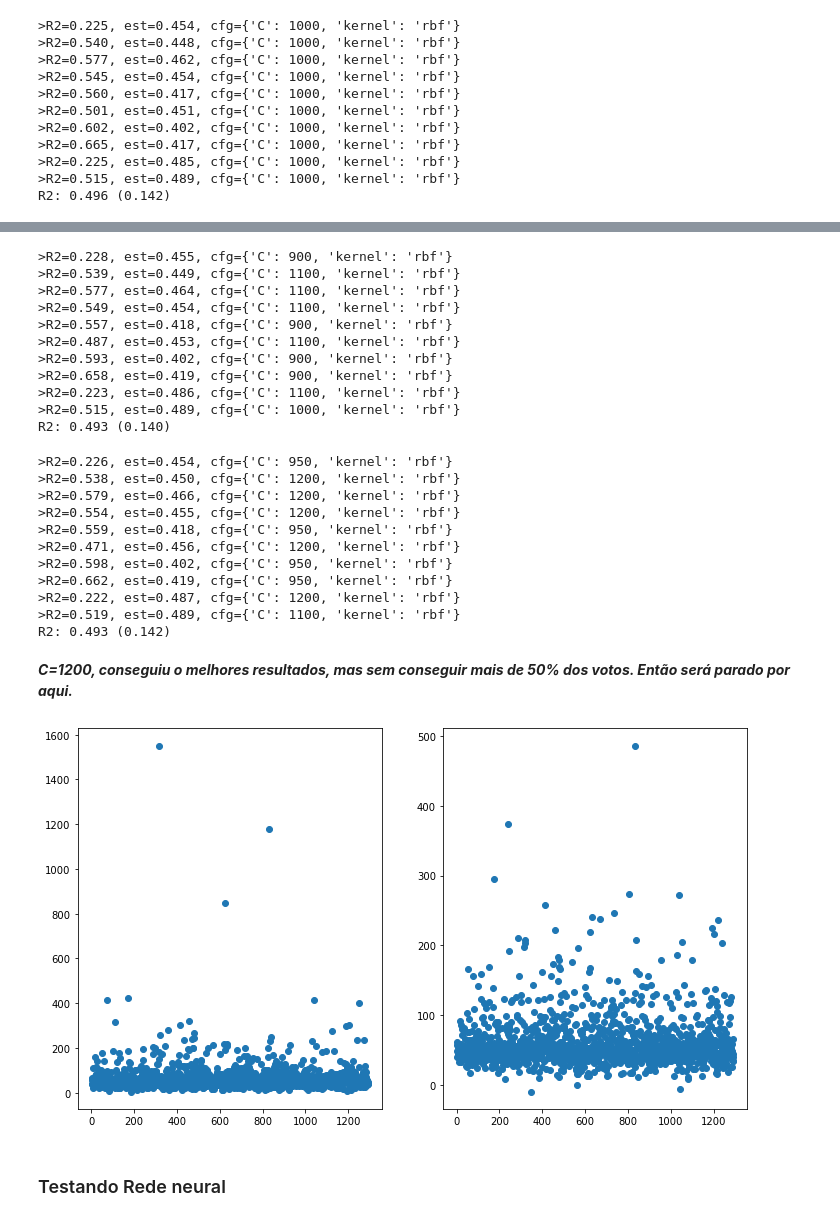
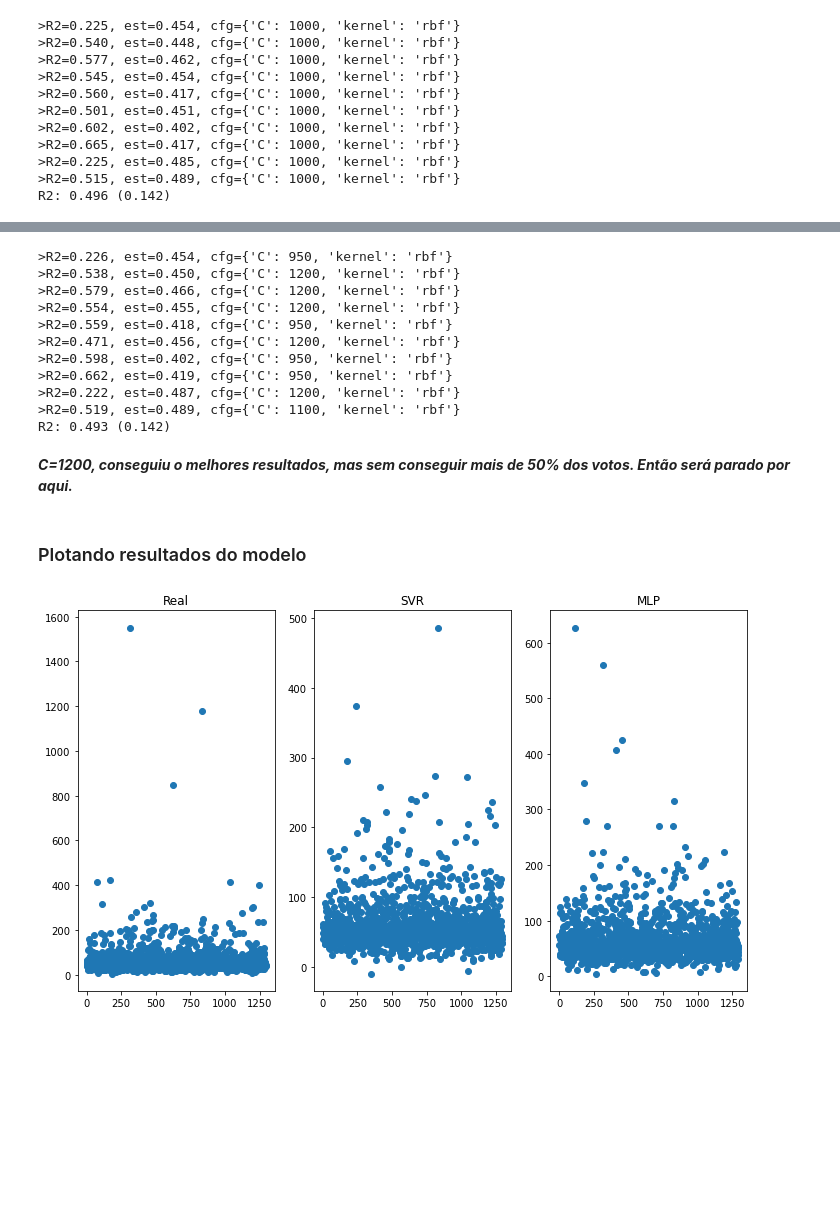
Before and after one commit to CaioViktor/Curso_Ciencias_de_Dados, a Jupyter notebook: trabalho/trab3/experiments_models.ipynb, the cells around one changed output, grey strips where cells are left out. Drawn from its saved outputs; the diff is of its cells as text; code cells hidden in the pictures; blank space fills up the shorter version.

Commit message:
testando ensembles

```diff
--- a/trabalho/trab3/experiments_models.ipynb
+++ b/trabalho/trab3/experiments_models.ipynb
@@ -748,11 +757,12 @@ R2: 0.494 (0.139)
 # %%
 outer_results = []
+y_ = y.to_numpy()
 for train_ix, test_ix in cv_outer.split(X):
     # split data
     X_train, X_test = X_scaled[train_ix, :], X_scaled[test_ix, :]
-    y_train, y_test = y[train_ix], y[test_ix]
+    y_train, y_test = y_[train_ix], y_[test_ix]
     model = SVR()
-    space = {'kernel':['rbf'],'C':[900,1000,1100]}
+    space = {'kernel':['rbf'],'C':[950,1200,1100]}
     search = GridSearchCV(model, space, scoring='r2', cv=cv_inner, refit=True)
     # execute search
     result = search.fit(X_train, y_train)
@@ -768,50 +778,16 @@ for train_ix, test_ix in cv_outer.split(X):
 # summarize the estimated performance of the model
 print('R2: %.3f (%.3f)' % (mean(outer_results), std(outer_results)))
 # %% [output]
->R2=0.228, est=0.455, cfg={'C': 900, 'kernel': 'rbf'}
->R2=0.539, est=0.449, cfg={'C': 1100, 'kernel': 'rbf'}
->R2=0.577, est=0.464, cfg={'C': 1100, 'kernel': 'rbf'}
->R2=0.549, est=0.454, cfg={'C': 1100, 'kernel': 'rbf'}
->R2=0.557, est=0.418, cfg={'C': 900, 'kernel': 'rbf'}
->R2=0.487, est=0.453, cfg={'C': 1100, 'kernel': 'rbf'}
->R2=0.593, est=0.402, cfg={'C': 900, 'kernel': 'rbf'}
->R2=0.658, est=0.419, cfg={'C': 900, 'kernel': 'rbf'}
->R2=0.223, est=0.486, cfg={'C': 1100, 'kernel': 'rbf'}
->R2=0.515, est=0.489, cfg={'C': 1000, 'kernel': 'rbf'}
-R2: 0.493 (0.140)
+>R2=0.226, est=0.454, cfg={'C': 950, 'kernel': 'rbf'}
+>R2=0.538, est=0.450, cfg={'C': 1200, 'kernel': 'rbf'}
+>R2=0.579, est=0.466, cfg={'C': 1200, 'kernel': 'rbf'}
+>R2=0.554, est=0.455, cfg={'C': 1200, 'kernel': 'rbf'}
+>R2=0.559, est=0.418, cfg={'C': 950, 'kernel': 'rbf'}
+>R2=0.471, est=0.456, cfg={'C': 1200, 'kernel': 'rbf'}
+>R2=0.598, est=0.402, cfg={'C': 950, 'kernel': 'rbf'}
+>R2=0.662, est=0.419, cfg={'C': 950, 'kernel': 'rbf'}
+>R2=0.222, est=0.487, cfg={'C': 1200, 'kernel': 'rbf'}
+>R2=0.519, est=0.489, cfg={'C': 1100, 'kernel': 'rbf'}
+R2: 0.493 (0.142)
-# %%
-outer_results = []
-for train_ix, test_ix in cv_outer.split(X):
-    # split data
-    X_train, X_test = X_scaled[train_ix, :], X_scaled[test_ix, :]
-    y_train, y_test = y[train_ix], y[test_ix]
-    model = SVR()
-    space = {'kernel':['rbf'],'C':[950,1200,1100]}
-    search = GridSearchCV(model, space, scoring='r2', cv=cv_inner, refit=True)
-    # execute search
-    result = search.fit(X_train, y_train)
-    # get the best performing model fit on the whole training set
-    best_model = result.best_estimator_
-    # evaluate model on the hold out dataset
-    yhat = best_model.predict(X_test)
-    # evaluate the model
-    r2 = r2_score(y_test, yhat)
-    outer_results.append(r2)
-    # report progress
-    print('>R2=%.3f, est=%.3f, cfg=%s' % (r2, result.best_score_, result.best_params_))
-# summarize the estimated performance of the model
-print('R2: %.3f (%.3f)' % (mean(outer_results), std(outer_results)))
-# %% [output]
->R2=0.226, est=0.454, cfg={'C': 950, 'kernel': 'rbf'}
->R2=0.538, est=0.450, cfg={'C': 1200, 'kernel': 'rbf'}
->R2=0.579, est=0.466, cfg={'C': 1200, 'kernel': 'rbf'}
->R2=0.554, est=0.455, cfg={'C': 1200, 'kernel': 'rbf'}
->R2=0.559, est=0.418, cfg={'C': 950, 'kernel': 'rbf'}
->R2=0.471, est=0.456, cfg={'C': 1200, 'kernel': 'rbf'}
->R2=0.598, est=0.402, cfg={'C': 950, 'kernel': 'rbf'}
->R2=0.662, est=0.419, cfg={'C': 950, 'kernel': 'rbf'}
->R2=0.222, est=0.487, cfg={'C': 1200, 'kernel': 'rbf'}
->R2=0.519, est=0.489, cfg={'C': 1100, 'kernel': 'rbf'}
-R2: 0.493 (0.142)
 # %% [markdown]
 ***C=1200, conseguiu o melhores resultados, mas sem conseguir mais de 50% dos votos. Então será parado por aqui.***
@@ -820,14 +794,23 @@ R2: 0.493 (0.142)
+# %% [markdown]
+### Plotando resultados do modelo
 # %%
 model = SVR(kernel='rbf',C=1200)
 X_train, X_test, y_train, y_test = train_test_split(X_scaled, y, test_size=0.33, random_state=42)
 model.fit(X_train, y_train)
 yhat = model.predict(X_test)
-fig,ax = plt.subplots(1,2)
+
+modelmlp = MLPRegressor()
+modelmlp.fit(X_train, y_train)
+yhatmlp = modelmlp.predict(X_test)
+
+fig,ax = plt.subplots(1,3)
 ticks = np.arange(1, y_test.shape[0]+1, step=1)
 ax[0].scatter(ticks,y_test)
+ax[0].set_title("Real")
 ax[1].scatter(ticks,yhat)
+ax[1].set_title("SVR")
+ax[2].scatter(ticks,yhatmlp)
+ax[2].set_title("MLP")
 plt.show()
 # %% [output]
-[figure, old version]
+[figure, new version]
-# %% [markdown]
-### Testando Rede neural
```
Also changed, not shown: parts of 23 cells of this notebook.
